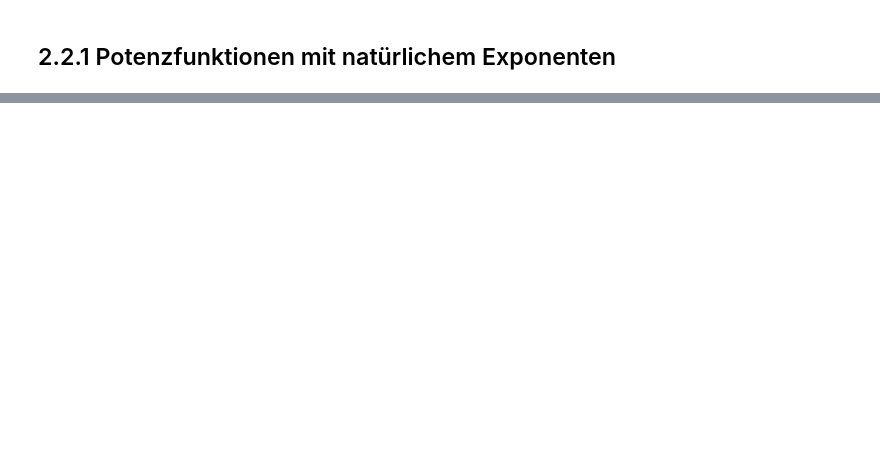
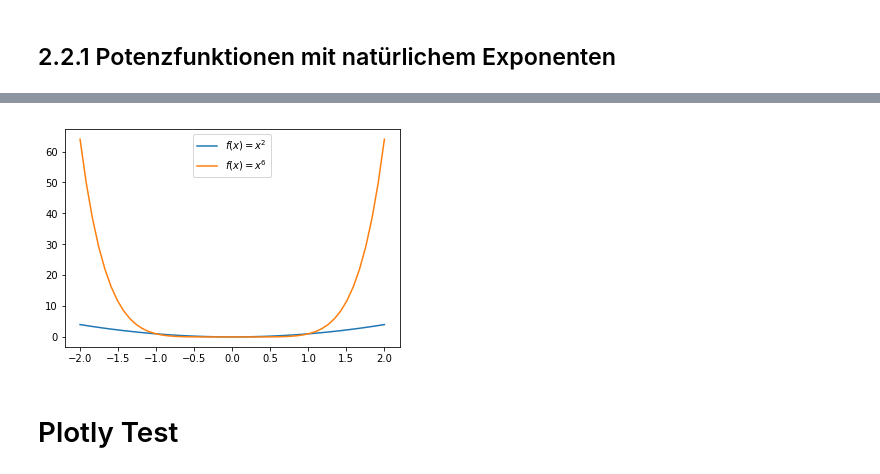
Before and after one commit to s-sauer/MH1, a Jupyter notebook: Potenzfunktionen.ipynb, the cells around one changed output, grey strips where cells are left out. Saved outputs shown, nothing was run; the diff lists cells and outputs as text; code cells hidden in the pictures; blank space fills up the shorter version.

```diff
--- a/Potenzfunktionen.ipynb
+++ b/Potenzfunktionen.ipynb
@@ -25,0 +39,12 @@ plt.show()
+# %%
+n_list = np.array([2,6])  # definiert Liste von Potenzen (natürlich Zahlen)
+
+for n in n_list:  # Schleife über alle Werte aus der Liste
+    plt.plot(x,x**n)  # erstellt Plot für x gegen x hoch n
+
+plt.legend(["$f(x)=x^{}$".format(n) for n in n_list])  # Legende
+plt.show()  # zeigt die Plots an
+# %% [output]
+[figure, added]
+# %% [markdown]
+# Plotly Test
```
Also changed, not shown: parts of 8 cells of this notebook.
